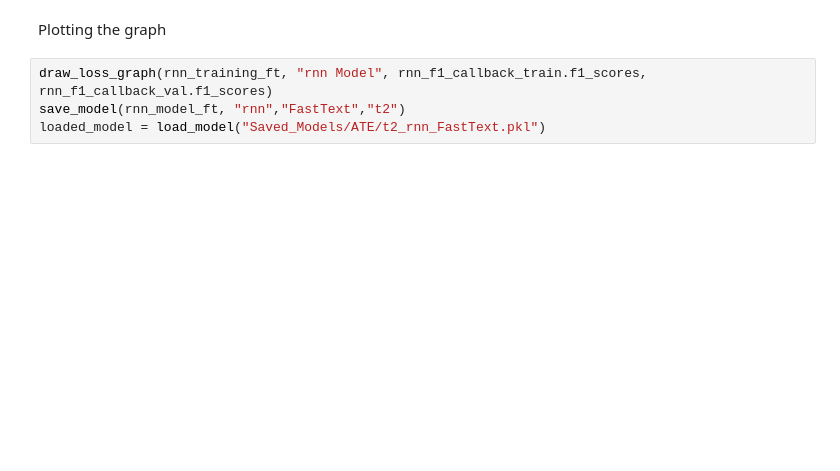
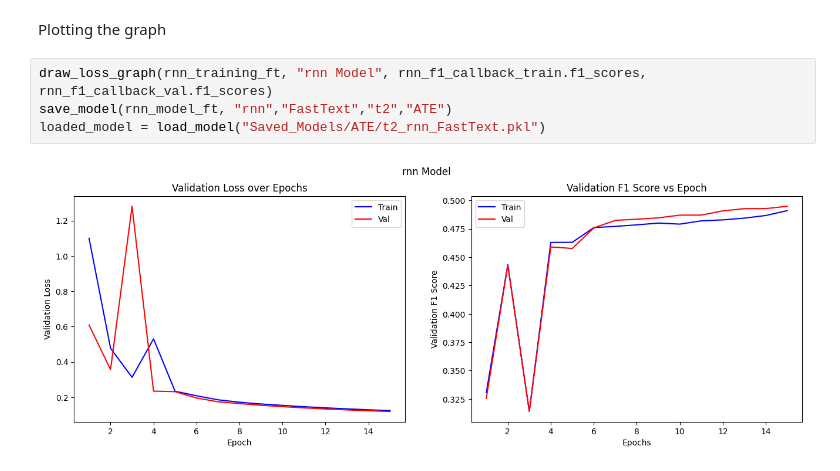
Before and after one commit to RaghavSakhuja/NLP-Assignments, a Jupyter notebook: Assignment2/ATE_ft.ipynb, the cells around one changed output. Saved outputs shown, nothing was run; the diff lists cells and outputs as text; blank space fills up the shorter version.

```diff
--- a/Assignment2/ATE_ft.ipynb
+++ b/Assignment2/ATE_ft.ipynb
@@ -127,5 +194,7 @@ print(f"F1 Score ATE : {f1_score}")
 Plotting the graph
 # %%
 draw_loss_graph(rnn_training_ft, "rnn Model", rnn_f1_callback_train.f1_scores, rnn_f1_callback_val.f1_scores)
-save_model(rnn_model_ft, "rnn","FastText","t2")
+save_model(rnn_model_ft, "rnn","FastText","t2","ATE")
 loaded_model = load_model("Saved_Models/ATE/t2_rnn_FastText.pkl")
+# %% [output]
+[figure, added]
```
Also changed, not shown: parts of 7 cells of this notebook, 6 other files.
